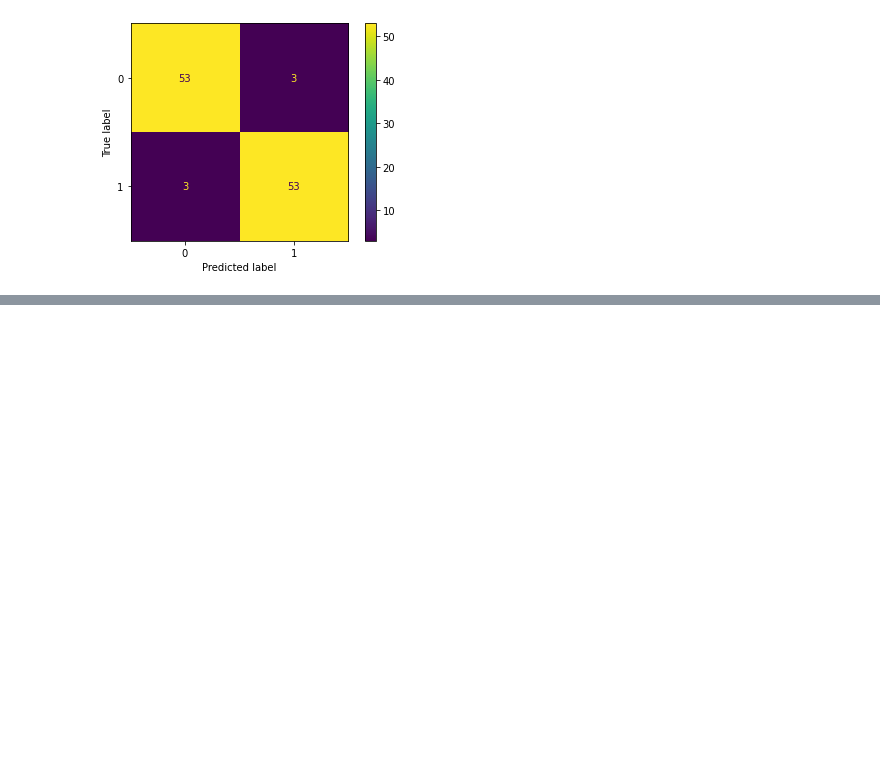
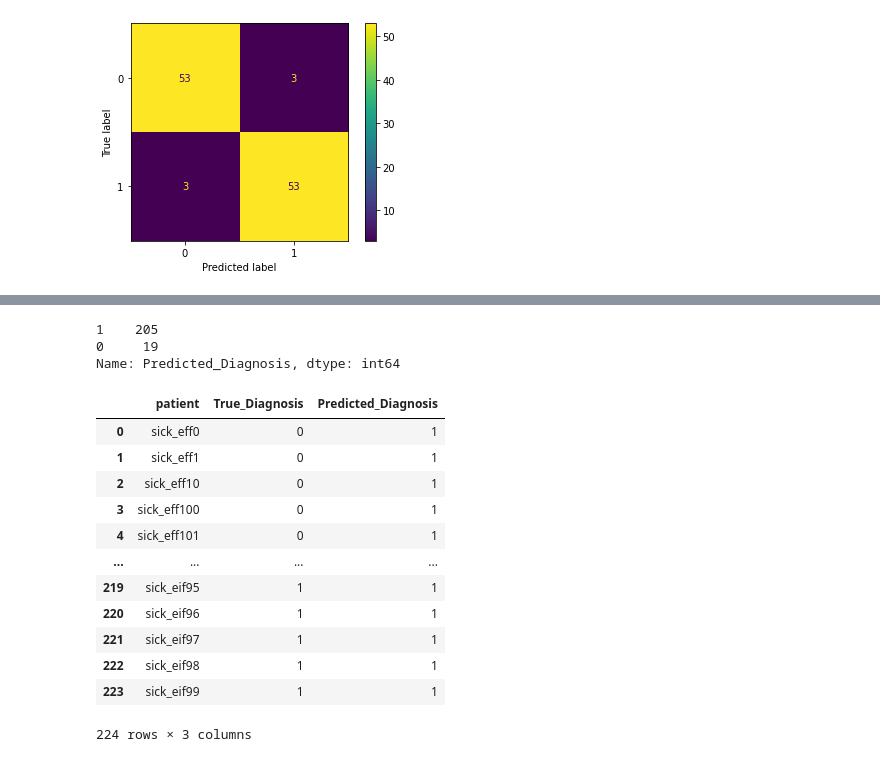
Before and after one commit to sulaiman-kagumire/MCS7204-Deep-Learning-Project, a Jupyter notebook: chest_opacity_classification.ipynb, the cells around one changed output, grey strips where cells are left out. Drawn from its saved outputs; the diff is of its cells as text; code cells hidden in the pictures; blank space fills up the shorter version.

```diff
--- a/chest_opacity_classification.ipynb
+++ b/chest_opacity_classification.ipynb
@@ -815,0 +690,6 @@ plot_confusion_matrix(cm=cm, classes=cm_plot_labels, title='Confusion Matrix')
+# %%
+dataset2_csv['Predicted_Diagnosis'].value_counts()
+# %% [output]
+1    205
+0     19
+Name: Predicted_Diagnosis, dtype: int64
@@ -815,0 +698,16 @@ plot_confusion_matrix(cm=cm, classes=cm_plot_labels, title='Confusion Matrix')
+# %%
+dataset2_labels
+# %% [output]
+|  | patient | True_Diagnosis | Predicted_Diagnosis |
+| 0 | sick_eff0 | 0 | 1 |
+| 1 | sick_eff1 | 0 | 1 |
+| 2 | sick_eff10 | 0 | 1 |
+| 3 | sick_eff100 | 0 | 1 |
+| 4 | sick_eff101 | 0 | 1 |
+| ... | ... | ... | ... |
+| 219 | sick_eif95 | 1 | 1 |
+| 220 | sick_eif96 | 1 | 1 |
+| 221 | sick_eif97 | 1 | 1 |
+| 222 | sick_eif98 | 1 | 1 |
+| 223 | sick_eif99 | 1 | 1 |
+224 rows × 3 columns
```
Also changed, not shown: parts of 104 cells of this notebook.
